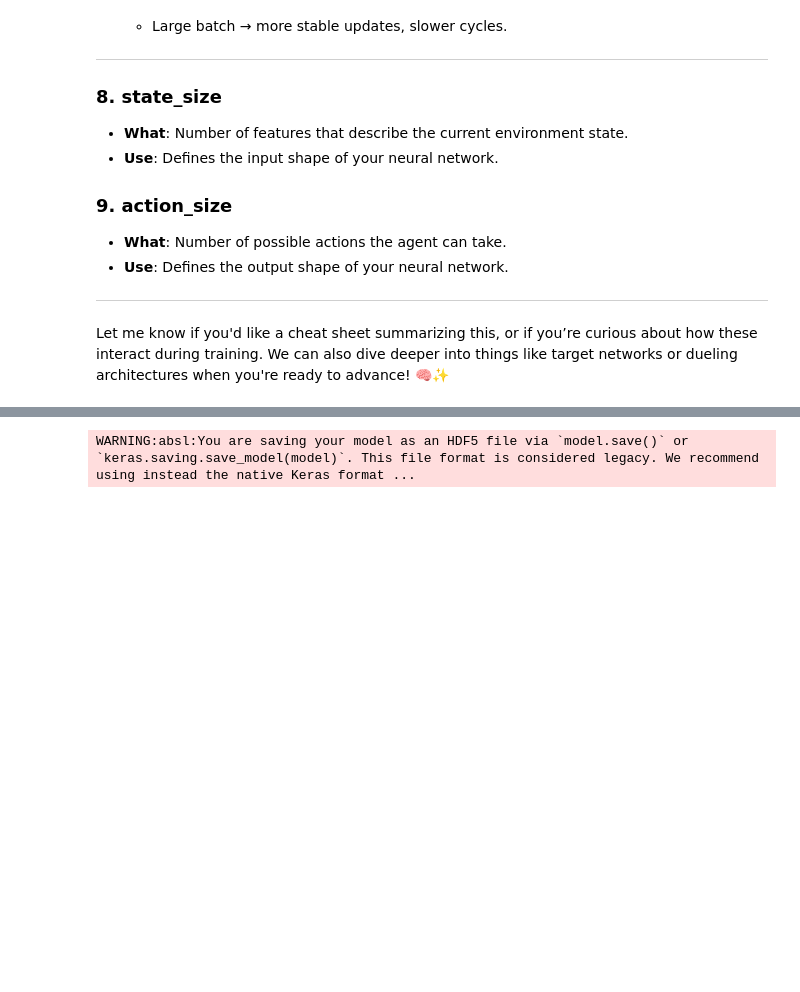
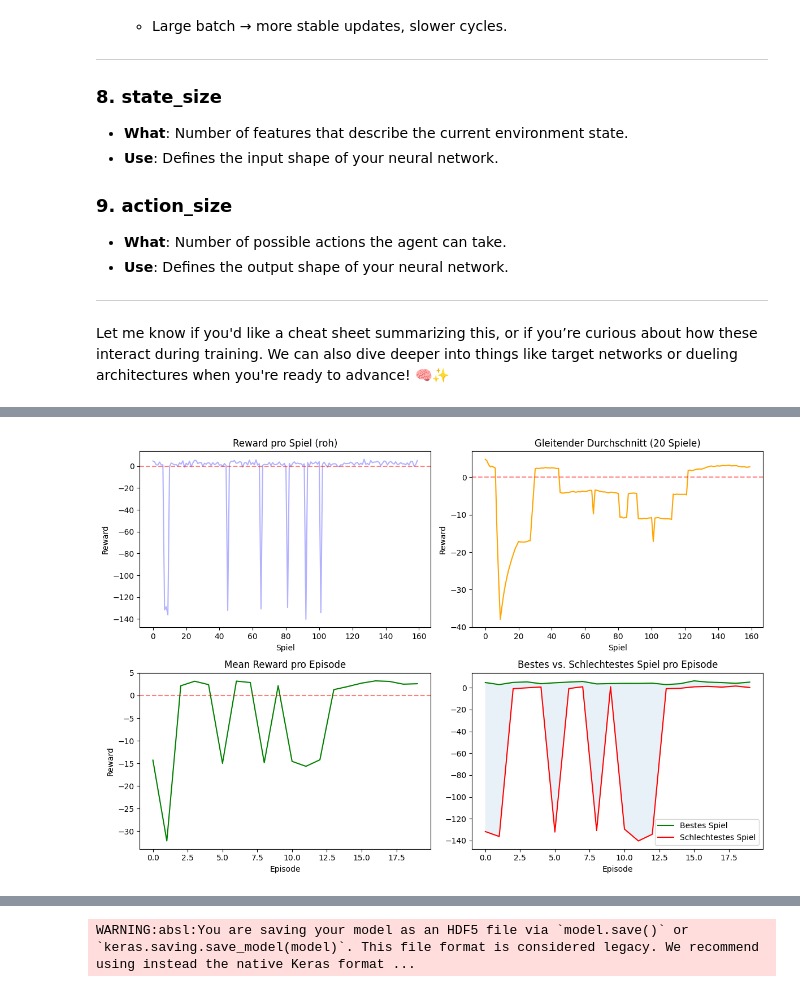
Before and after one commit to Johanne-ve/ReinforcementLearning, a Jupyter notebook: factory_for_learning_storage_pre_training.ipynb, the cells around one changed output, grey strips where cells are left out. Drawn from its saved outputs; the diff is of its cells as text; code cells hidden in the pictures; blank space fills up the shorter version.

```diff
--- a/factory_for_learning_storage_pre_training.ipynb
+++ b/factory_for_learning_storage_pre_training.ipynb
@@ -237,0 +272,49 @@ for i in range(0,len(reward_vec),GAMES_PER_EPISODE):
+# %%
+import matplotlib.pyplot as plt
+
+plt.figure(figsize=(12, 8))
+
+# 1. Reward-Verlauf roh
+plt.subplot(2, 2, 1)
+plt.plot(reward_vec, alpha=0.3, color='blue')
+plt.title("Reward pro Spiel (roh)")
+plt.xlabel("Spiel")
+plt.ylabel("Reward")
+plt.axhline(y=0, color='r', linestyle='--', alpha=0.5)
+
+# 2. Gleitender Durchschnitt über alle Spiele
+plt.subplot(2, 2, 2)
+window = 20
+moving_avg = [np.mean(reward_vec[max(0,i-window):i+1])
+              for i in range(len(reward_vec))]
+plt.plot(moving_avg, color='orange')
+plt.title(f"Gleitender Durchschnitt ({window} Spiele)")
+plt.xlabel("Spiel")
+plt.ylabel("Reward")
+plt.axhline(y=0, color='r', linestyle='--', alpha=0.5)
+
+# 3. Mean Reward pro Episode
+plt.subplot(2, 2, 3)
+plt.plot(mean_reward_per_episode, color='green')
+plt.title("Mean Reward pro Episode")
+plt.xlabel("Episode")
+plt.ylabel("Reward")
+plt.axhline(y=0, color='r', linestyle='--', alpha=0.5)
+
+# 4. Beste/Schlechteste Spiele pro Episode
+plt.subplot(2, 2, 4)
+best_per_ep = [max(reward_vec[i:i+GAMES_PER_EPISODE])
+               for i in range(0, len(reward_vec), GAMES_PER_EPISODE)]
+worst_per_ep = [min(reward_vec[i:i+GAMES_PER_EPISODE])
+                for i in range(0, len(reward_vec), GAMES_PER_EPISODE)]
+plt.plot(best_per_ep, color='green', label='Bestes Spiel')
+plt.plot(worst_per_ep, color='red', label='Schlechtestes Spiel')
+plt.fill_between(range(len(best_per_ep)), worst_per_ep, best_per_ep, alpha=0.1)
+plt.title("Bestes vs. Schlechtestes Spiel pro Episode")
+plt.xlabel("Episode")
+plt.legend()
+
+plt.tight_layout()
+plt.show()
+# %% [output]
+[figure, added]
```
Also changed, not shown: parts of 7 cells of this notebook, 6 other files.
